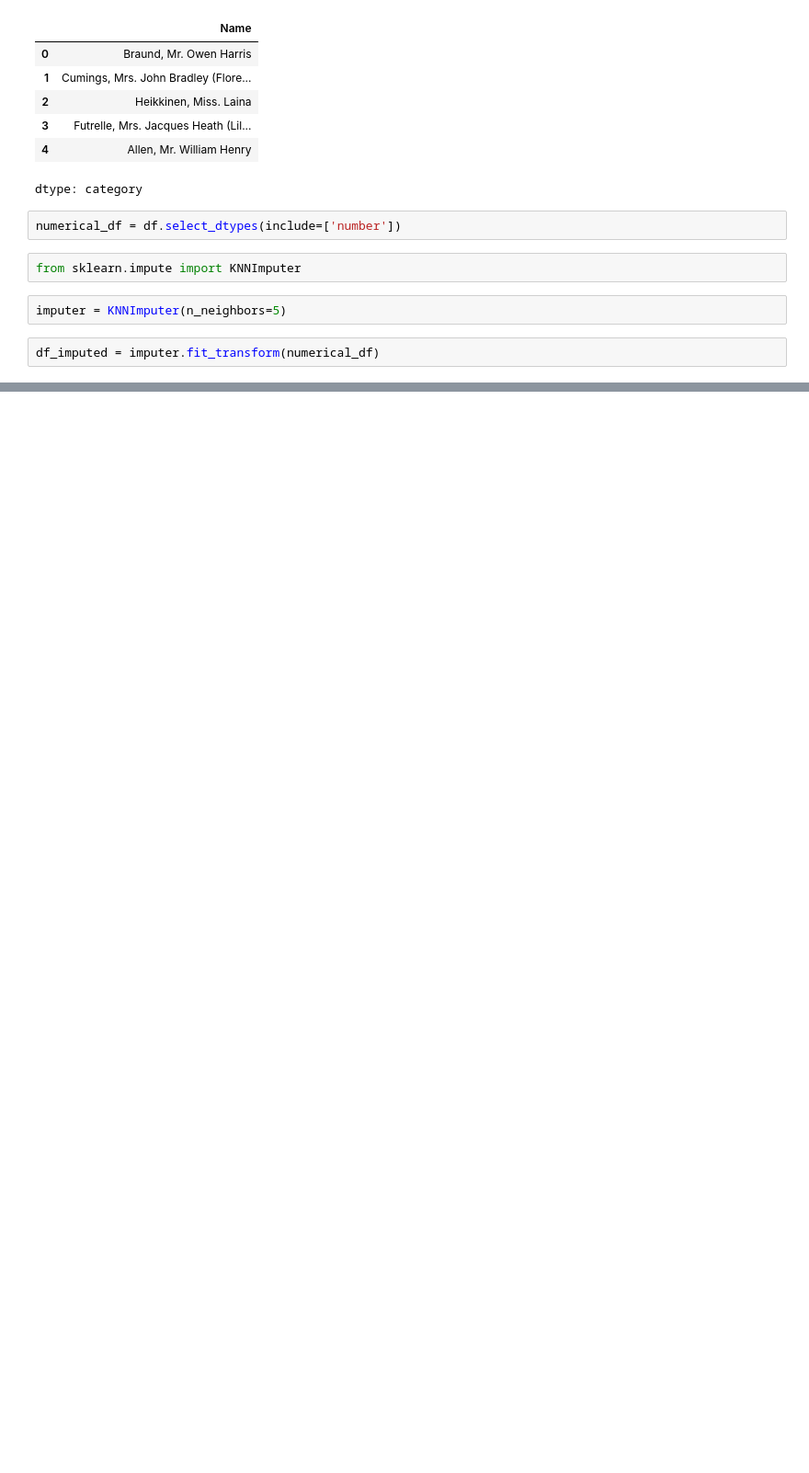
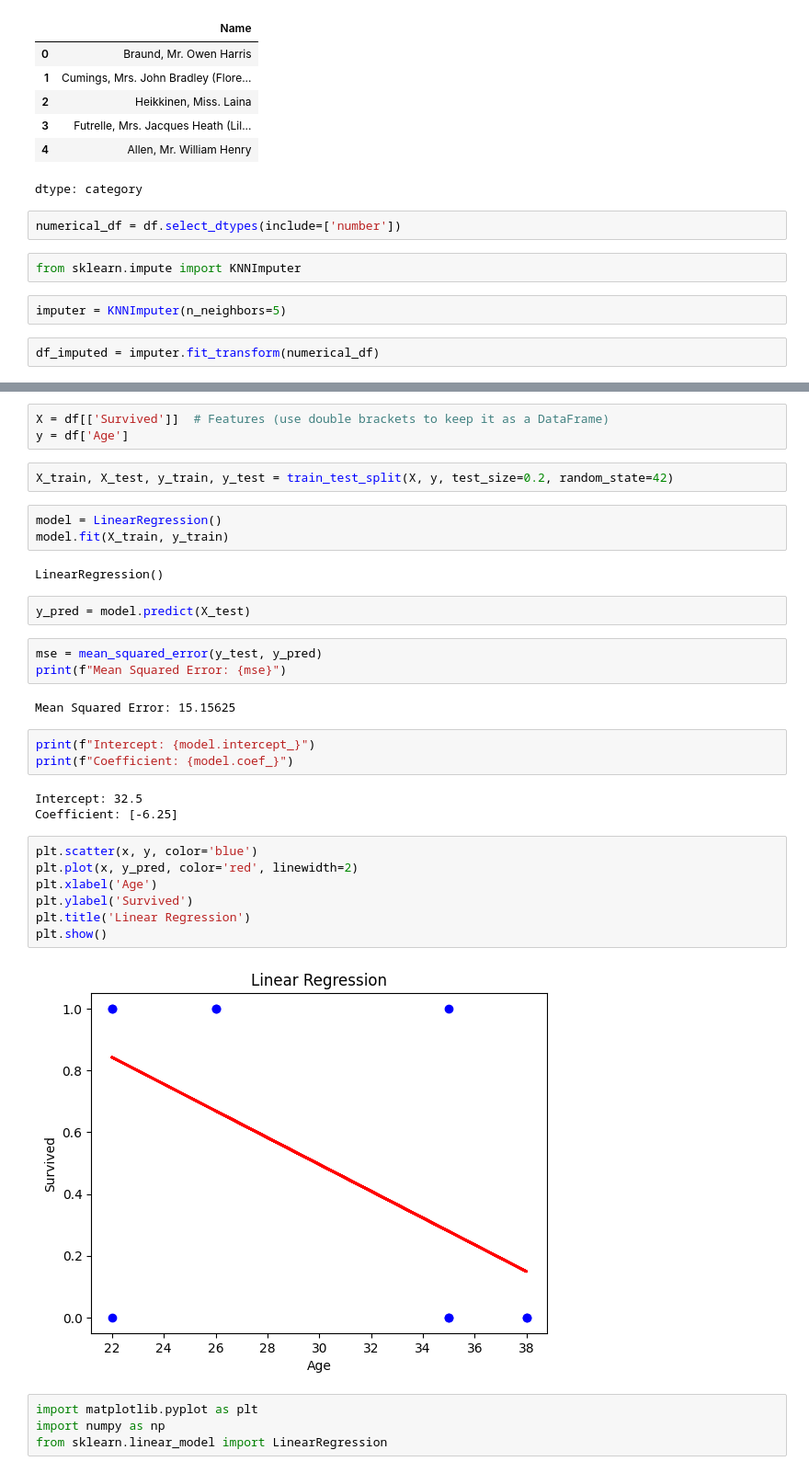
Before and after one commit to kujaharuka/free, a Jupyter notebook: Fillna.ipynb, the cells around one changed output, grey strips where cells are left out. Shown: that part at 92% size. Cells and saved outputs as stored; diff of their text form; blank space fills up the shorter version.

```diff
--- a/Fillna.ipynb
+++ b/Fillna.ipynb
@@ -125,0 +151,36 @@ df_imputed = imputer.fit_transform(numerical_df)
+# %%
+X = df[['Survived']]  # Features (use double brackets to keep it as a DataFrame)
+y = df['Age']
+# %%
+X_train, X_test, y_train, y_test = train_test_split(X, y, test_size=0.2, random_state=42)
+# %%
+model = LinearRegression()
+model.fit(X_train, y_train)
+# %% [output]
+LinearRegression()
+# %%
+y_pred = model.predict(X_test)
+# %%
+mse = mean_squared_error(y_test, y_pred)
+print(f"Mean Squared Error: {mse}")
+# %% [output]
+Mean Squared Error: 15.15625
+# %%
+print(f"Intercept: {model.intercept_}")
+print(f"Coefficient: {model.coef_}")
+# %% [output]
+Intercept: 32.5
+Coefficient: [-6.25]
+# %%
+plt.scatter(x, y, color='blue')
+plt.plot(x, y_pred, color='red', linewidth=2)
+plt.xlabel('Age')
+plt.ylabel('Survived')
+plt.title('Linear Regression')
+plt.show()
+# %% [output]
+[figure, added]
+# %%
+import matplotlib.pyplot as plt
+import numpy as np
+from sklearn.linear_model import LinearRegression
```
Also changed, not shown: parts of 8 cells of this notebook.
